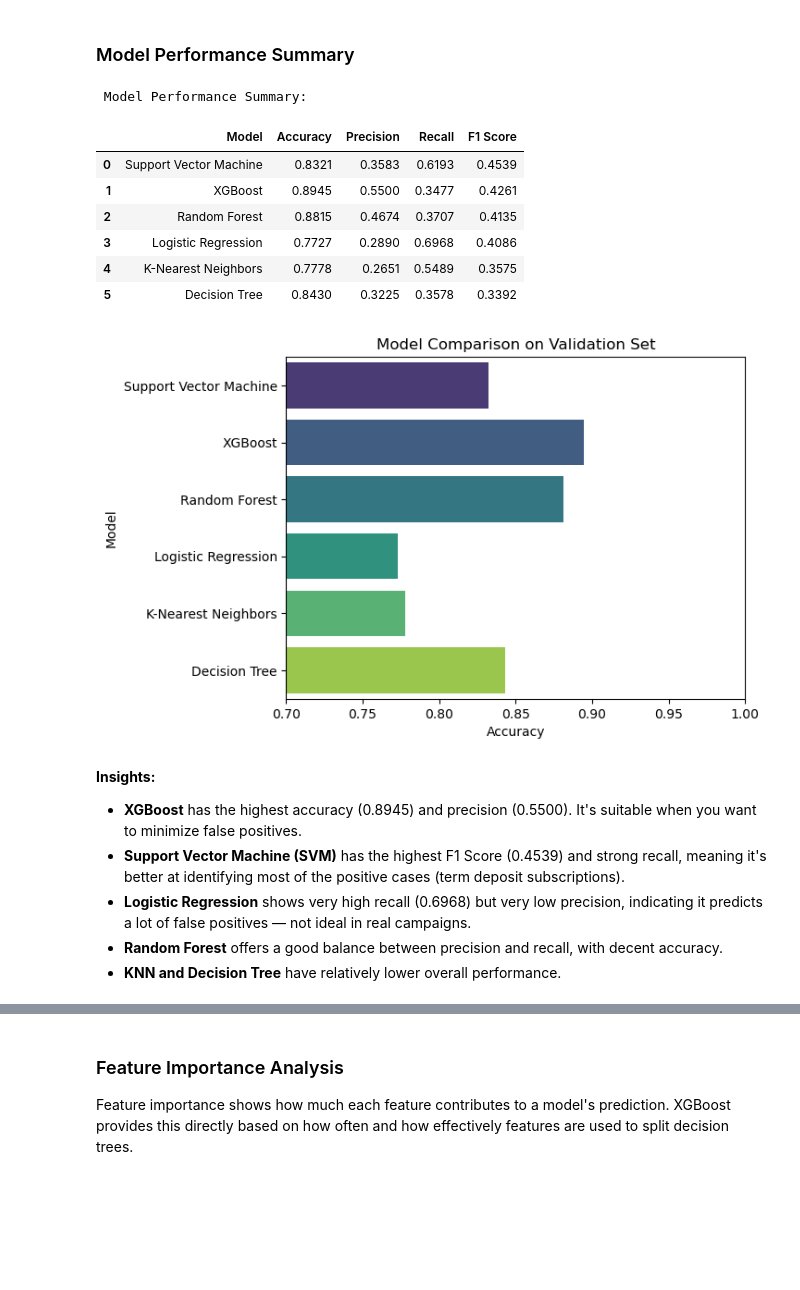
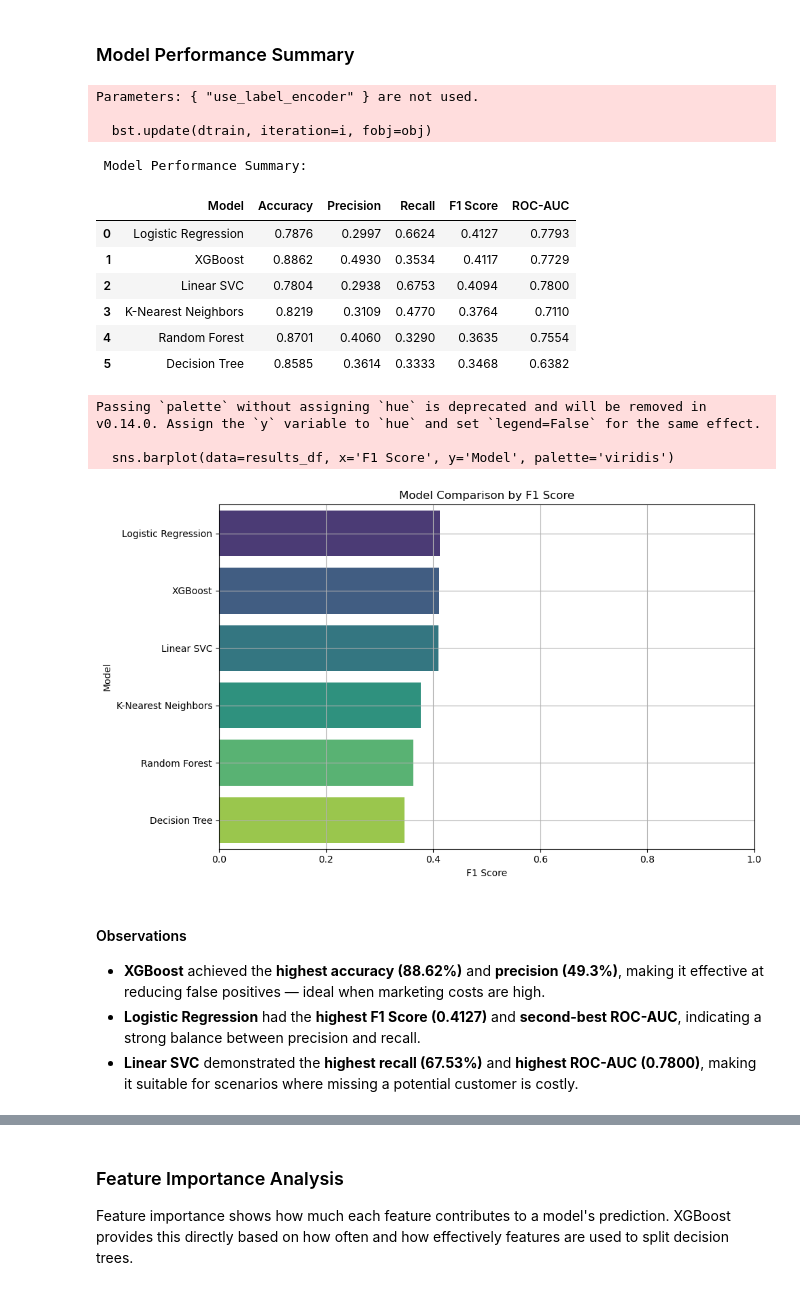
Before and after one commit to jumishafeeq/Predicting-Term-Deposit-Subscription-Using-Bank-Marketing-Data, a Jupyter notebook: Term Deposit Subscription Prediction.ipynb, the cells around one changed output, grey strips where cells are left out. Saved outputs shown, nothing was run; the diff lists cells and outputs as text; code cells hidden in the pictures; blank space fills up the shorter version.

```diff
--- a/Term Deposit Subscription Prediction.ipynb
+++ b/Term Deposit Subscription Prediction.ipynb
@@ -808,23 +808,23 @@ Multiple classification models are trained and evaluated to predict term deposit
 # %%
 from sklearn.linear_model import LogisticRegression
 from sklearn.neighbors import KNeighborsClassifier
-from sklearn.svm import SVC
+from sklearn.svm import LinearSVC
 from sklearn.tree import DecisionTreeClassifier
 from sklearn.ensemble import RandomForestClassifier
 from xgboost import XGBClassifier
 from sklearn.model_selection import GridSearchCV
 from sklearn.metrics import accuracy_score,classification_report, confusion_matrix
-from sklearn.metrics import f1_score, precision_score, recall_score, roc_curve, auc
-from sklearn.preprocessing import label_binarize
+from sklearn.metrics import f1_score, precision_score, recall_score, roc_curve, auc, roc_auc_score
+from sklearn.exceptions import NotFittedError
 
 # Ddefine all models
 models = {
     "Logistic Regression": LogisticRegression(),
     "K-Nearest Neighbors": KNeighborsClassifier(),
-    "Support Vector Machine": SVC(probability=True),
     "Decision Tree": DecisionTreeClassifier(),
-    "Random Forest": RandomForestClassifier(),
-    "XGBoost": XGBClassifier(eval_metric='logloss', verbosity=0)
+    "Random Forest": RandomForestClassifier(random_state=42),
+    "XGBoost": XGBClassifier(use_label_encoder=False, eval_metric='logloss', random_state=42),
+    'Linear SVC': LinearSVC()  # no predict_proba, but fast
 }
 # %% [markdown]
 ### Train and Evaluate on Validation Set
@@ -896,8 +970,14 @@ model_results = []
 
 # Loop through each model and evaluate
 for name, model in models.items():
+    model.fit(X_train_resampled, y_train_resampled)
     y_pred = model.predict(X_val_final)
-    y_proba = model.predict_proba(X_val_final)[:, 1]  # Probabilities for ROC-AUC
+
+    try:
+        y_proba = model.predict_proba(X_val_final)[:, 1]
+    except AttributeError:
+        y_proba = model.decision_function(X_val_final)
+        y_proba = (y_proba - y_proba.min()) / (y_proba.max() - y_proba.min())
 
     # Compute evaluation metrics
     accuracy = accuracy_score(y_val, y_pred)
@@ -924,30 +1004,39 @@ results_df = results_df.sort_values(by='F1 Score', ascending=False).reset_index(
 print(" Model Performance Summary:")
 display(results_df)
 # %% [output]
- Model Performance Summary:
+Parameters: { "use_label_encoder" } are not used.
+
+  bst.update(dtrain, iteration=i, fobj=obj)
+ Model Performance Summary:
-|  | Model | Accuracy | Precision | Recall | F1 Score |
-| 0 | Support Vector Machine | 0.8321 | 0.3583 | 0.6193 | 0.4539 |
-| 1 | XGBoost | 0.8945 | 0.5500 | 0.3477 | 0.4261 |
-| 2 | Random Forest | 0.8815 | 0.4674 | 0.3707 | 0.4135 |
-| 3 | Logistic Regression | 0.7727 | 0.2890 | 0.6968 | 0.4086 |
-| 4 | K-Nearest Neighbors | 0.7778 | 0.2651 | 0.5489 | 0.3575 |
-| 5 | Decision Tree | 0.8430 | 0.3225 | 0.3578 | 0.3392 |
+|  | Model | Accuracy | Precision | Recall | F1 Score | ROC-AUC |
+| 0 | Logistic Regression | 0.7876 | 0.2997 | 0.6624 | 0.4127 | 0.7793 |
+| 1 | XGBoost | 0.8862 | 0.4930 | 0.3534 | 0.4117 | 0.7729 |
+| 2 | Linear SVC | 0.7804 | 0.2938 | 0.6753 | 0.4094 | 0.7800 |
+| 3 | K-Nearest Neighbors | 0.8219 | 0.3109 | 0.4770 | 0.3764 | 0.7110 |
+| 4 | Random Forest | 0.8701 | 0.4060 | 0.3290 | 0.3635 | 0.7554 |
+| 5 | Decision Tree | 0.8585 | 0.3614 | 0.3333 | 0.3468 | 0.6382 |
 # %%
-# Plotting
-sns.barplot(data=results_df, x='Accuracy', y='Model', palette='viridis', hue='Model')
-plt.title("Model Comparison on Validation Set")
-plt.xlim(0.7, 1.0)
+# Plot model comparison by F1 Score
+plt.figure(figsize=(10, 6))
+sns.barplot(data=results_df, x='F1 Score', y='Model', palette='viridis')
+plt.title("Model Comparison by F1 Score")
+plt.xlim(0.0, 1.0)
+plt.xlabel("F1 Score")
+plt.ylabel("Model")
+plt.grid(True)
+plt.tight_layout()
 plt.show()
 # %% [output]
+Passing `palette` without assigning `hue` is deprecated and will be removed in v0.14.0. Assign the `y` variable to `hue` and set `legend=False` for the same effect.
+
+  sns.barplot(data=results_df, x='F1 Score', y='Model', palette='viridis')
-[figure, old version]
+[figure, new version]
 # %% [markdown]
-**Insights:**
+#### Observations
 
-* **XGBoost** has the highest accuracy (0.8945) and precision (0.5500). It's suitable when you want to minimize false positives.
-* **Support Vector Machine (SVM)** has the highest F1 Score (0.4539) and strong recall, meaning it's better at identifying most of the positive cases (term deposit subscriptions).
-* **Logistic Regression** shows very high recall (0.6968) but very low precision, indicating it predicts a lot of false positives — not ideal in real campaigns.
-* **Random Forest** offers a good balance between precision and recall, with decent accuracy.
-* **KNN and Decision Tree** have relatively lower overall performance.
+* **XGBoost** achieved the **highest accuracy (88.62%)** and **precision (49.3%)**, making it effective at reducing false positives — ideal when marketing costs are high.
+* **Logistic Regression** had the **highest F1 Score (0.4127)** and **second-best ROC-AUC**, indicating a strong balance between precision and recall.
+* **Linear SVC** demonstrated the **highest recall (67.53%)** and **highest ROC-AUC (0.7800)**, making it suitable for scenarios where missing a potential customer is costly.
 # %% [markdown]
 ### Model Evaluation & Conclusion
 
```
Also changed, not shown: parts of 21 cells of this notebook.
